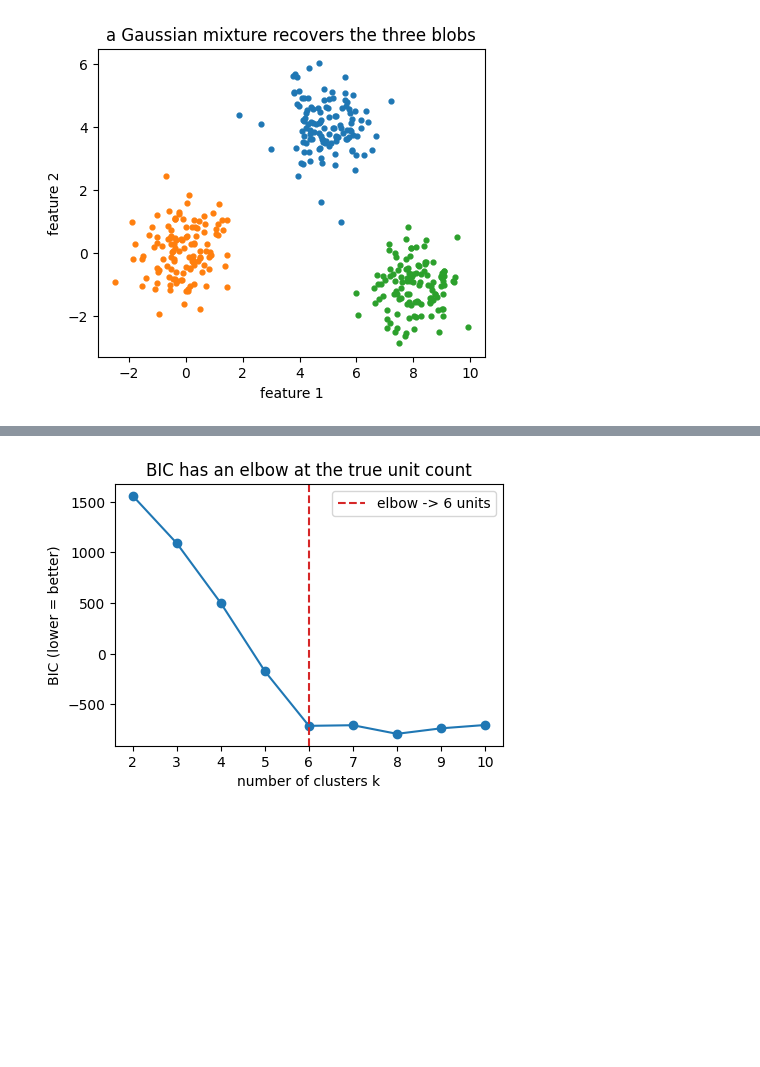
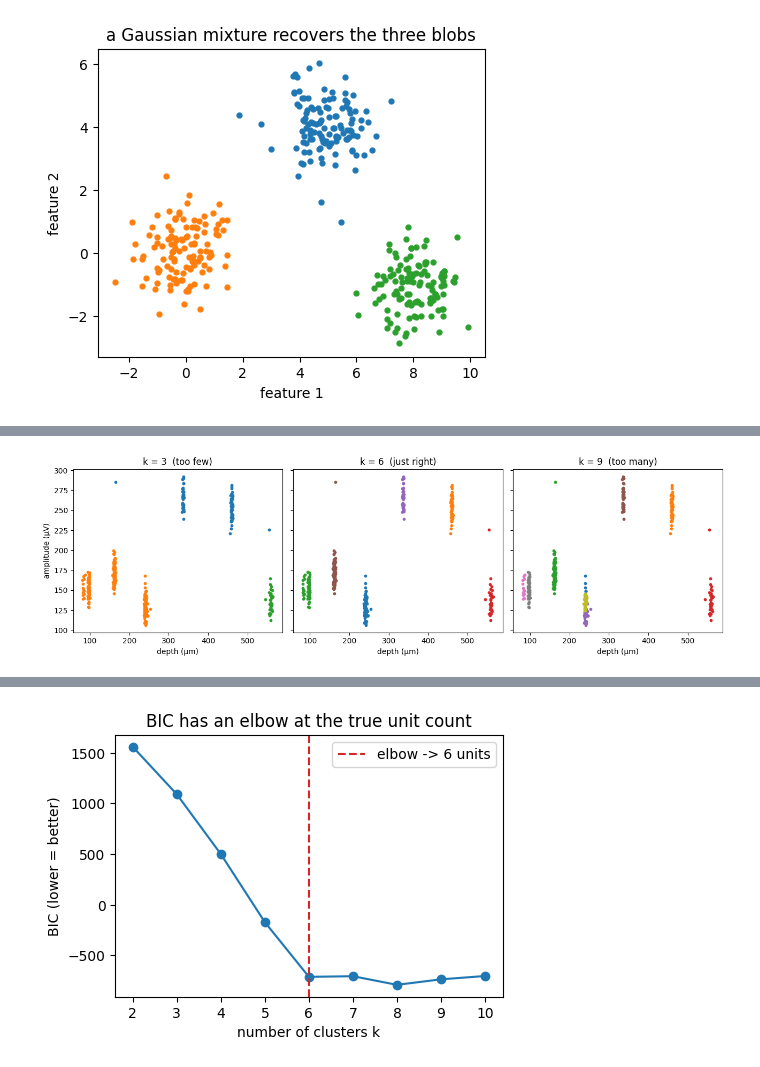
Before and after one commit to stootoon/swc-en-2026, a Jupyter notebook: ephys-pop/notebooks/05_clustering_solutions.ipynb, the cells around one changed output, grey strips where cells are left out. Drawn from its saved outputs; the diff is of its cells as text; code cells hidden in the pictures; blank space fills up the shorter version.

```diff
--- a/ephys-pop/notebooks/05_clustering_solutions.ipynb
+++ b/ephys-pop/notebooks/05_clustering_solutions.ipynb
@@ -109,0 +70,12 @@ flattens: the **elbow is the honest unit count.**
+# %%
+fig, ax = plt.subplots(1, 3, figsize=(13, 4), sharex=True, sharey=True)
+for a, k in zip(ax, [3, 6, 9]):
+    lab_k = GaussianMixture(k, n_init=5, random_state=0).fit_predict(features)
+    for g in range(k):
+        a.scatter(depth[lab_k == g], amplitude[lab_k == g], s=10, color=ps.plotting.unit_color(g))
+    a.set_title(f"k = {k}  ({'too few' if k == 3 else 'just right' if k == 6 else 'too many'})")
+    a.set_xlabel("depth (µm)")
+ax[0].set_ylabel("amplitude (µV)")
+plt.tight_layout(); plt.show()
+# %% [output]
+[figure, added]
```
Also changed, not shown: parts of 7 cells of this notebook, 2 other files.
